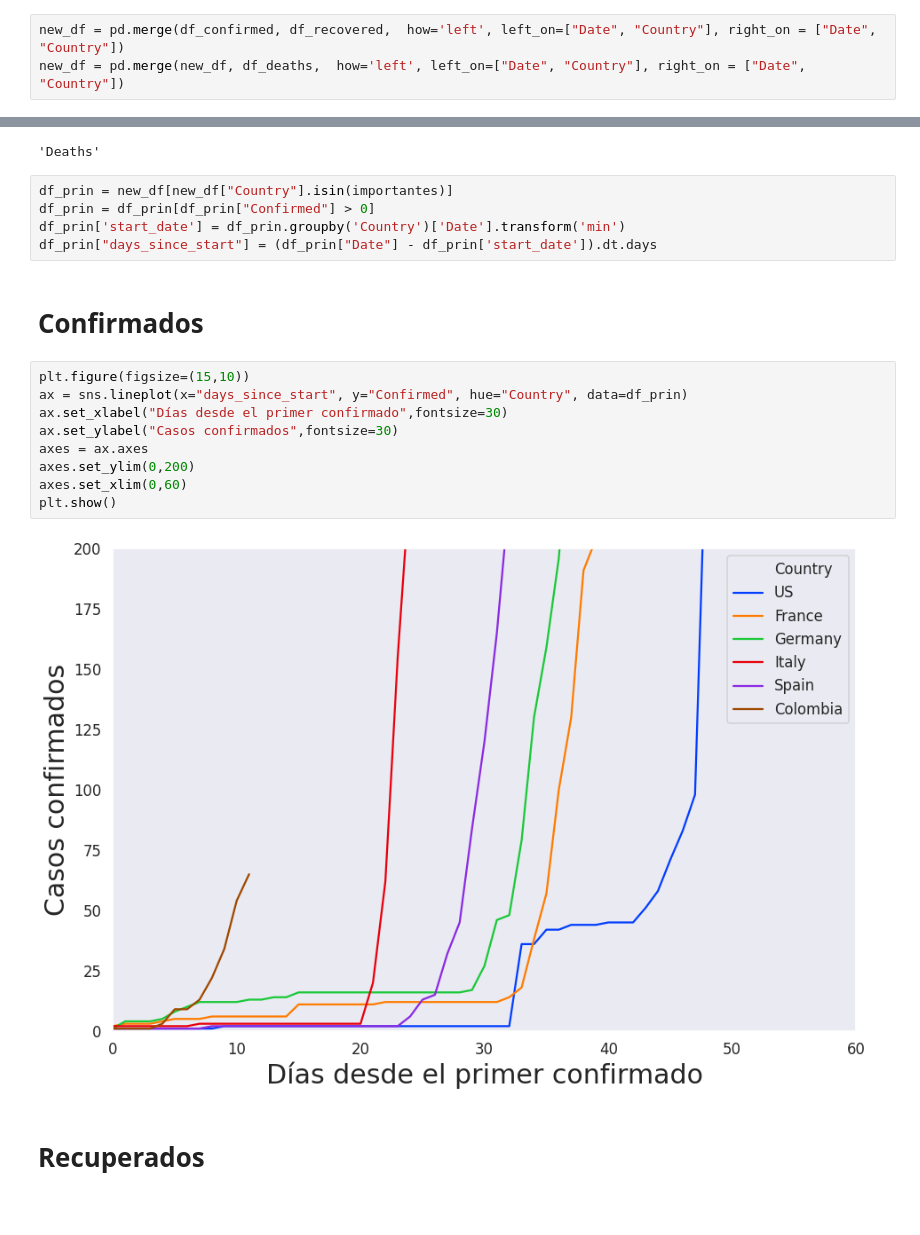
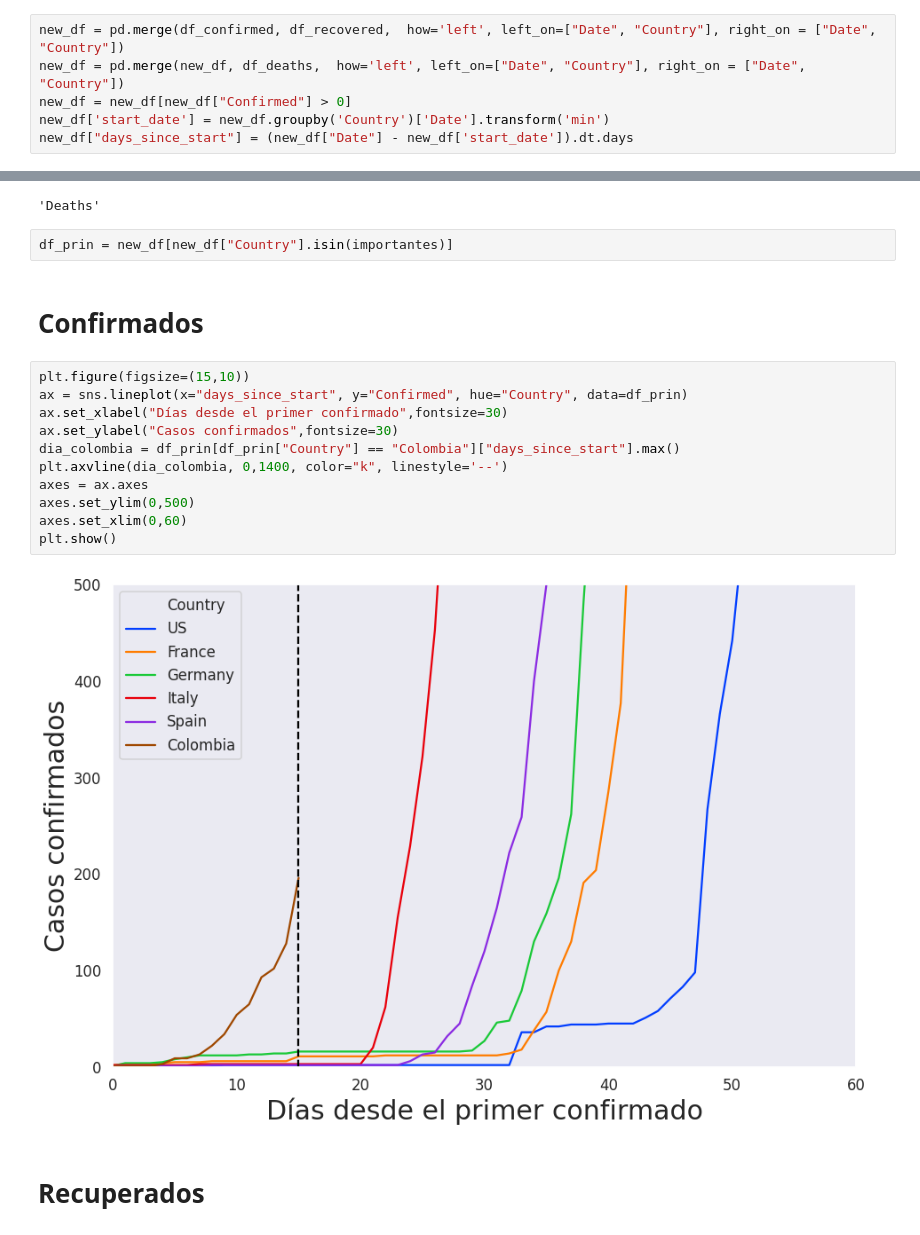
Before and after one commit to davidbetancur8/coronavirus, a Jupyter notebook: notebooks/static_viz.ipynb, the cells around one changed output, grey strips where cells are left out. Cells and saved outputs as stored; diff of their text form.

```diff
--- a/notebooks/static_viz.ipynb
+++ b/notebooks/static_viz.ipynb
@@ -28,30 +28,32 @@ df_deaths = load_dataset("Deaths")
 # %%
 new_df = pd.merge(df_confirmed, df_recovered,  how='left', left_on=["Date", "Country"], right_on = ["Date", "Country"])
 new_df = pd.merge(new_df, df_deaths,  how='left', left_on=["Date", "Country"], right_on = ["Date", "Country"])
+new_df = new_df[new_df["Confirmed"] > 0]
+new_df['start_date'] = new_df.groupby('Country')['Date'].transform('min')
+new_df["days_since_start"] = (new_df["Date"] - new_df['start_date']).dt.days
 # %%
 importantes = ["Colombia", "Italy", "Spain", "France", "US", "Germany", "South Korea"]
 # %%
 df_deaths.columns[2]
 # %% [output]
 'Deaths'
-# %%
-df_prin = new_df[new_df["Country"].isin(importantes)]
-df_prin = df_prin[df_prin["Confirmed"] > 0]
-df_prin['start_date'] = df_prin.groupby('Country')['Date'].transform('min')
-df_prin["days_since_start"] = (df_prin["Date"] - df_prin['start_date']).dt.days
+# %%
+df_prin = new_df[new_df["Country"].isin(importantes)]
 # %% [markdown]
 # Confirmados
 # %%
 plt.figure(figsize=(15,10))
 ax = sns.lineplot(x="days_since_start", y="Confirmed", hue="Country", data=df_prin)
 ax.set_xlabel("Días desde el primer confirmado",fontsize=30)
 ax.set_ylabel("Casos confirmados",fontsize=30)
+dia_colombia = df_prin[df_prin["Country"] == "Colombia"]["days_since_start"].max()
+plt.axvline(dia_colombia, 0,1400, color="k", linestyle='--')
 axes = ax.axes
-axes.set_ylim(0,200)
+axes.set_ylim(0,500)
 axes.set_xlim(0,60)
 plt.show()
 # %% [output]
-[figure, old version]
+[figure, new version]
 # %% [markdown]
 # Recuperados
 # %%
```
Also changed, not shown: parts of 5 cells of this notebook, 2 other files.
